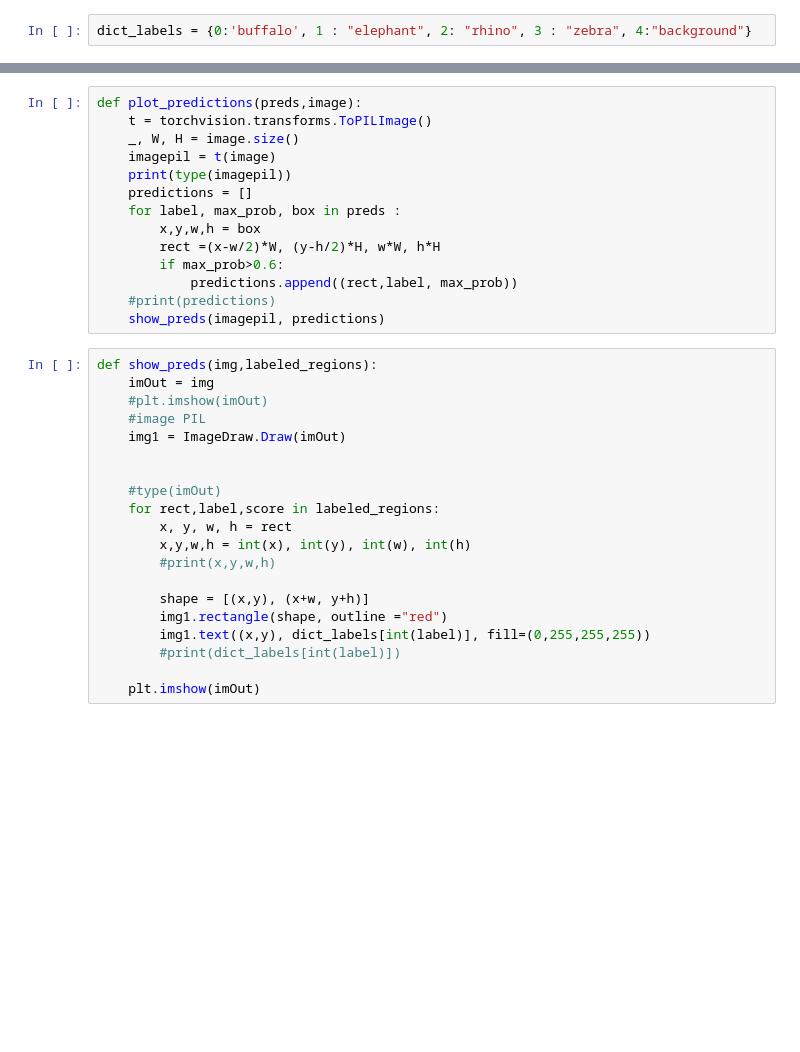
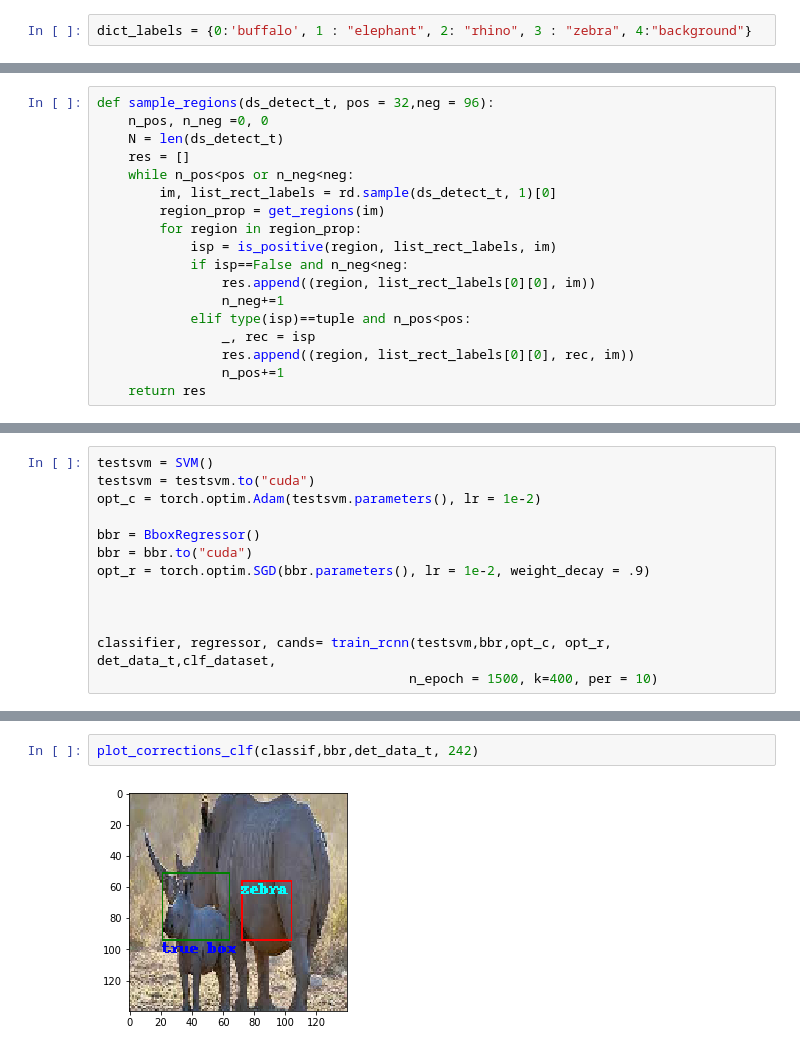
Before and after one commit to redabelhaj/efficientnet, a Jupyter notebook: rcnn_africa.ipynb, the cells around one changed output, grey strips where cells are left out. Saved outputs shown, nothing was run; the diff lists cells and outputs as text; blank space fills up the shorter version.

```diff
--- a/rcnn_africa.ipynb
+++ b/rcnn_africa.ipynb
@@ -505,0 +334,18 @@ plot_corrections(det_data_t, 189)
+# %%
+def sample_regions(ds_detect_t, pos = 32,neg = 96):
+    n_pos, n_neg =0, 0
+    N = len(ds_detect_t)
+    res = []
+    while n_pos<pos or n_neg<neg:
+        im, list_rect_labels = rd.sample(ds_detect_t, 1)[0]
+        region_prop = get_regions(im)
+        for region in region_prop:
+            isp = is_positive(region, list_rect_labels, im)
+            if isp==False and n_neg<neg:
+                res.append((region, list_rect_labels[0][0], im))
+                n_neg+=1
+            elif type(isp)==tuple and n_pos<pos:
+                _, rec = isp
+                res.append((region, list_rect_labels[0][0], rec, im))
+                n_pos+=1
+    return res
@@ -505,0 +412,13 @@ plot_corrections(det_data_t, 189)
+# %%
+testsvm = SVM()
+testsvm = testsvm.to("cuda")
+opt_c = torch.optim.Adam(testsvm.parameters(), lr = 1e-2)
+
+bbr = BboxRegressor()
+bbr = bbr.to("cuda")
+opt_r = torch.optim.SGD(bbr.parameters(), lr = 1e-2, weight_decay = .9)
+
+
+
+classifier, regressor, cands= train_rcnn(testsvm,bbr,opt_c, opt_r, det_data_t,clf_dataset,
+                                        n_epoch = 1500, k=400, per = 10)
@@ -546,35 +493,5 @@ def plot_corrections(dataset,n):
     plt.imshow(imOut)
-# %%
-def plot_predictions(preds,image):
-    t = torchvision.transforms.ToPILImage()
-    _, W, H = image.size()
-    imagepil = t(image)
-    print(type(imagepil))
-    predictions = []
-    for label, max_prob, box in preds :
-        x,y,w,h = box
-        rect =(x-w/2)*W, (y-h/2)*H, w*W, h*H
-        if max_prob>0.6:
-            predictions.append((rect,label, max_prob))
-    #print(predictions)
-    show_preds(imagepil, predictions)
-# %%
-def show_preds(img,labeled_regions):
-    imOut = img
-    #plt.imshow(imOut)
-    #image PIL
-    img1 = ImageDraw.Draw(imOut)
-
-
-    #type(imOut)
-    for rect,label,score in labeled_regions:
-        x, y, w, h = rect
-        x,y,w,h = int(x), int(y), int(w), int(h)
-        #print(x,y,w,h)
-
-        shape = [(x,y), (x+w, y+h)]
-        img1.rectangle(shape, outline ="red")
-        img1.text((x,y), dict_labels[int(label)], fill=(0,255,255,255))
-        #print(dict_labels[int(label)])
-
-    plt.imshow(imOut)
+# %%
+plot_corrections_clf(classif,bbr,det_data_t, 242)
+# %% [output]
+[figure, added]
```
Also changed, not shown: parts of 67 cells of this notebook, 1 other file.
